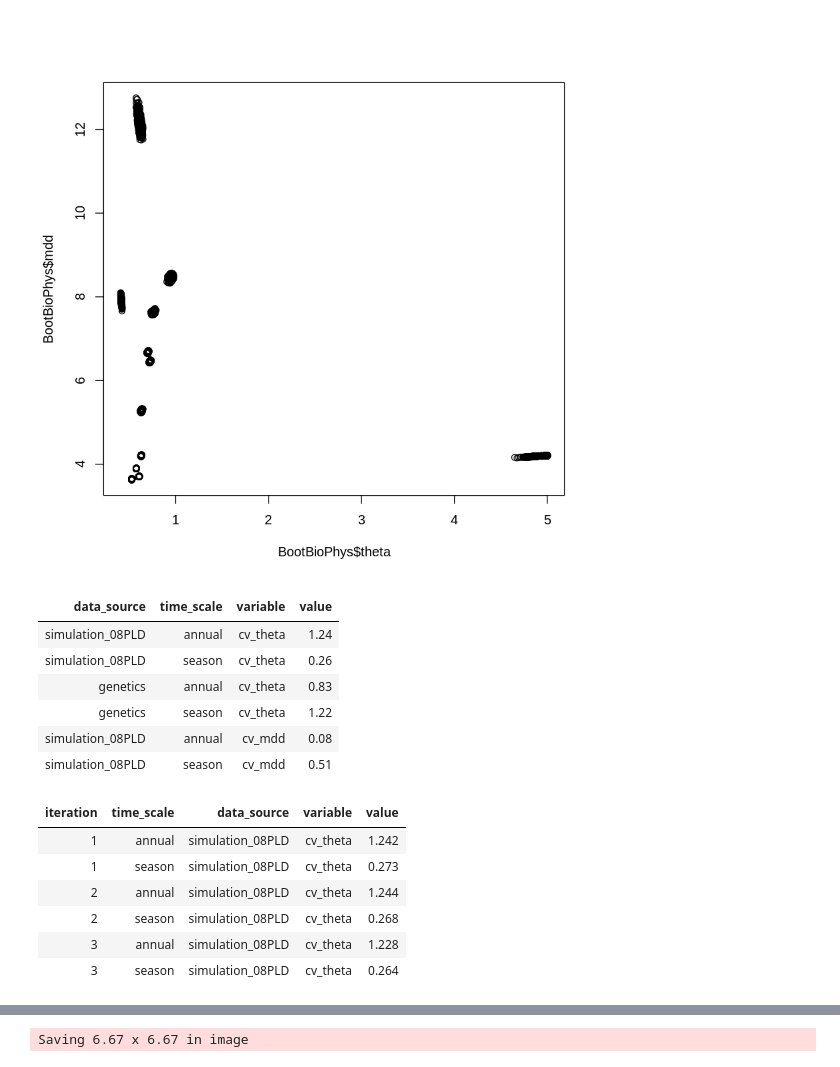
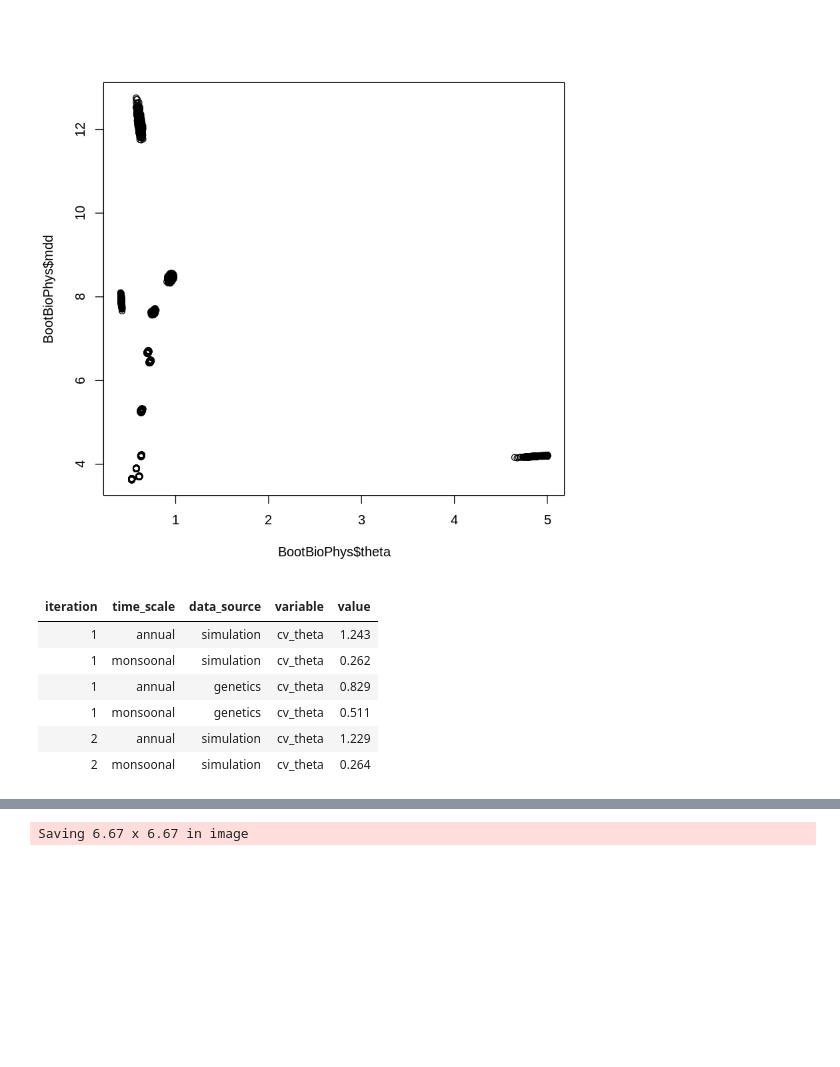
Before and after one commit to pinskylab/CamotesROMS, a Jupyter notebook: notebooks/process_ROMS_kernels.ipynb, the cells around one changed output, grey strips where cells are left out. Drawn from its saved outputs; the diff is of its cells as text; code cells hidden in the pictures; blank space fills up the shorter version.

```diff
--- a/notebooks/process_ROMS_kernels.ipynb
+++ b/notebooks/process_ROMS_kernels.ipynb
@@ -483,11 +507,14 @@ MLEVariation
 # %%
 #get a distribution of CV for bootstrapped biophysical kernels
 
-BootBioPhys <-fread("~/oceanography/script_output/KernelFits/summary_tables/BootstrappedBiophysicalKernels08DayPLD.csv")[, data_source := "simulation_08PLD"][#fread("~/oceanography/script_output/KernelFits/summary_tables/BootstrappedBiophysicalKernels15DayPLD.csv")[, data_source := "simulation_15PLD"])
-    , prop1 :=round(cubintegrate(integrate_kernel_sum0.5, k=k, theta=theta, 0, 1, method = "pcubature")$integral*2, 3),by=c("time_scale","data_source","k", "theta", "iteration")][
-     , prop30 :=round(cubintegrate(integrate_kernel_sum0.5, k=k, theta=theta, 0, 30, method = "pcubature")$integral*2, 3),by=c("time_scale","data_source", "k", "theta","iteration")][
-    , dist99 :=round(nleqslv(x = 7, fn = cdf_solve99, k=k, theta=theta)$x, 2),by=c("time_scale","data_source","k", "theta", "iteration")]
+#BootBioPhys <-fread("~/oceanography/script_output/KernelFits/summary_tables/BootstrappedBiophysicalKernels08DayPLD.csv")[, data_source := "simulation_08PLD"][#fread("~/oceanography/script_output/KernelFits/summary_tables/BootstrappedBiophysicalKernels15DayPLD.csv")[, data_source := "simulation_15PLD"])
+#    , prop1 :=round(cubintegrate(integrate_kernel_sum0.5, k=k, theta=theta, 0, 1, method = "pcubature")$integral*2, 3),by=c("time_scale","data_source","k", "theta", "iteration")][
+#     , prop30 :=round(cubintegrate(integrate_kernel_sum0.5, k=k, theta=theta, 0, 30, method = "pcubature")$integral*2, 3),by=c("time_scale","data_source", "k", "theta","iteration")][
+#    , dist99 :=round(nleqslv(x = 7, fn = cdf_solve99, k=k, theta=theta)$x, 2),by=c("time_scale","data_source","k", "theta", "iteration")]
+#
+#read in the bootstrapped kernels to compare distribution of CV
+
+BootKernels <- fread("~/oceanography/script_output/KernelFits/summary_tables/BootstrappedBiophysicalKernels08DayPLD.csv")
 
 
-
-BootBioPhysCV <- BootBioPhys[time_scale != "interannual",.( cv_theta=round(cv(theta),3), cv_mdd=round(cv(mdd),3),cv_prop1=round(cv(prop1),2), cv_prop30=round(cv(prop30),2), cv_dist99=round(cv(dist99),2)), by=c("time_scale","data_source", "iteration")] #, sd_kurtosis=round(sd(kurtosis), 2)
+BootBioPhysCV <- BootKernels[time_scale != "total_years",.( cv_theta=round(cv(theta),3), cv_mdd=round(cv(mdd),3)), by=c("time_scale","data_source", "iteration")] #, sd_kurtosis=round(sd(kurtosis), 2)
@@ -507,24 +544,17 @@ sample estimates:
 -0.2165697
 [figure]
 # %%
-ToPlotVariation <- melt(MLEVariation, id.vars=c("data_source","time_scale"))
+#ToPlotVariation <- melt(MLEVariation, id.vars=c("data_source","time_scale"))
 ToPlotBoot <- melt(BootBioPhysCV, id.vars=c("iteration","time_scale", "data_source"))
 
-head(ToPlotVariation)
+#head(ToPlotVariation)
 head(ToPlotBoot)
 # %% [output]
-| data_source | time_scale | variable | value |
-| simulation_08PLD | annual | cv_theta | 1.24 |
-| simulation_08PLD | season | cv_theta | 0.26 |
-| genetics | annual | cv_theta | 0.83 |
-| genetics | season | cv_theta | 1.22 |
-| simulation_08PLD | annual | cv_mdd | 0.08 |
-| simulation_08PLD | season | cv_mdd | 0.51 |
+| iteration | time_scale | data_source | variable | value |
+| 1 | annual | simulation | cv_theta | 1.243 |
+| 1 | monsoonal | simulation | cv_theta | 0.262 |
+| 1 | annual | genetics | cv_theta | 0.829 |
+| 1 | monsoonal | genetics | cv_theta | 0.511 |
+| 2 | annual | simulation | cv_theta | 1.229 |
+| 2 | monsoonal | simulation | cv_theta | 0.264 |
-| iteration | time_scale | data_source | variable | value |
-| 1 | annual | simulation_08PLD | cv_theta | 1.242 |
-| 1 | season | simulation_08PLD | cv_theta | 0.273 |
-| 2 | annual | simulation_08PLD | cv_theta | 1.244 |
-| 2 | season | simulation_08PLD | cv_theta | 0.268 |
-| 3 | annual | simulation_08PLD | cv_theta | 1.228 |
-| 3 | season | simulation_08PLD | cv_theta | 0.264 |
 # %%
```
Also changed, not shown: parts of 15 cells of this notebook, 4 other files.
